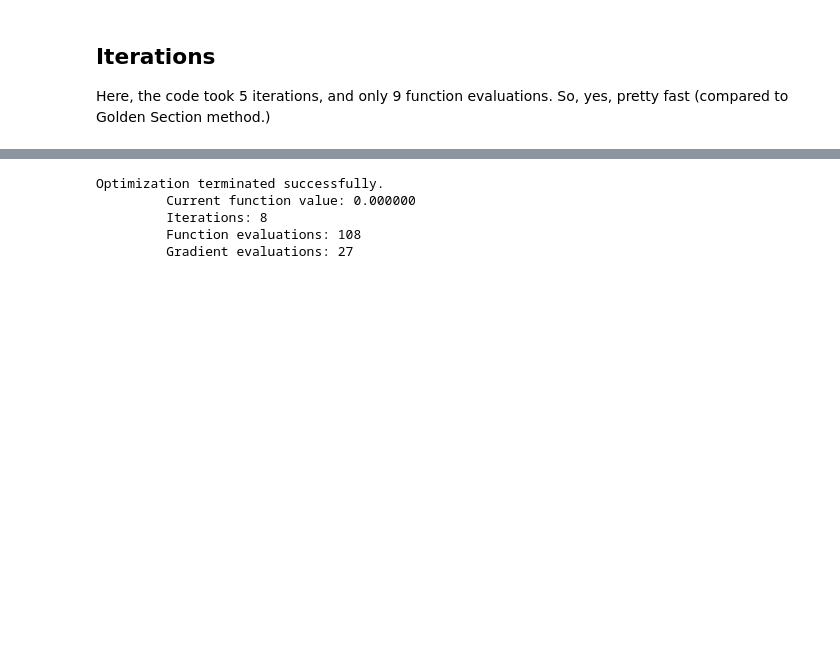
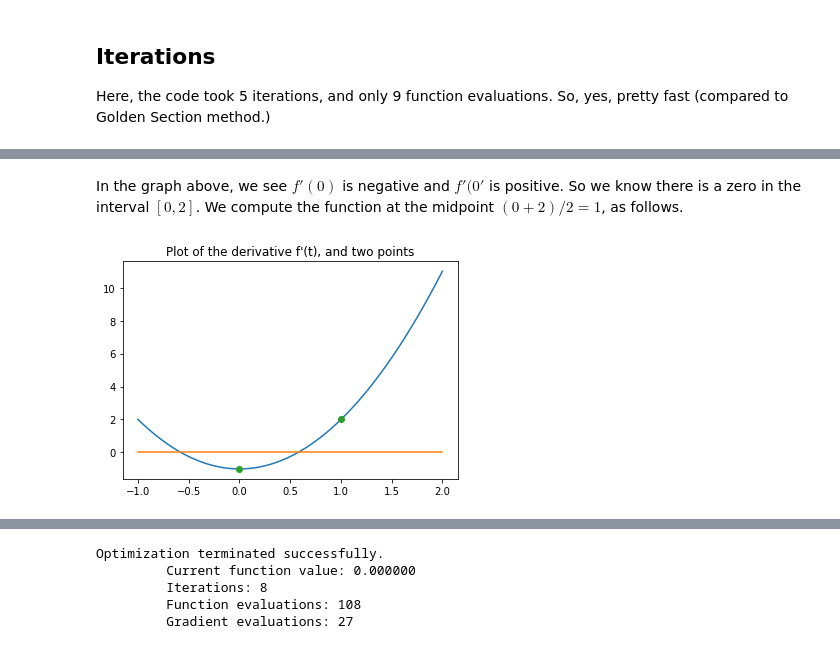
Before and after one commit to mlamoureux/Math502w19, a Jupyter notebook: Lecture22_Apr4.ipynb, the cells around one changed output, grey strips where cells are left out. Cells and saved outputs as stored; diff of their text form; code cells hidden in the pictures; blank space fills up the shorter version.

```diff
--- a/Lecture22_Apr4.ipynb
+++ b/Lecture22_Apr4.ipynb
@@ -228,0 +249,7 @@ Here, the code took 5 iterations, and only 9 function evaluations. So, yes, pret
+# %% [markdown]
+In the graph above, we see $f'(0)$ is negative and $f'(0'$ is positive. So we know there is a zero in the interval $[0,2]$. We compute the function at the midpoint $(0+2)/2 = 1$, as follows.
+# %%
+plot(t,3*t**2 - 1,t,0*t,[0,1],[-1,2],'o');
+title("Plot of the derivative f'(t), and two points");
+# %% [output]
+[figure, added]
```
Also changed, not shown: parts of 37 cells of this notebook.
